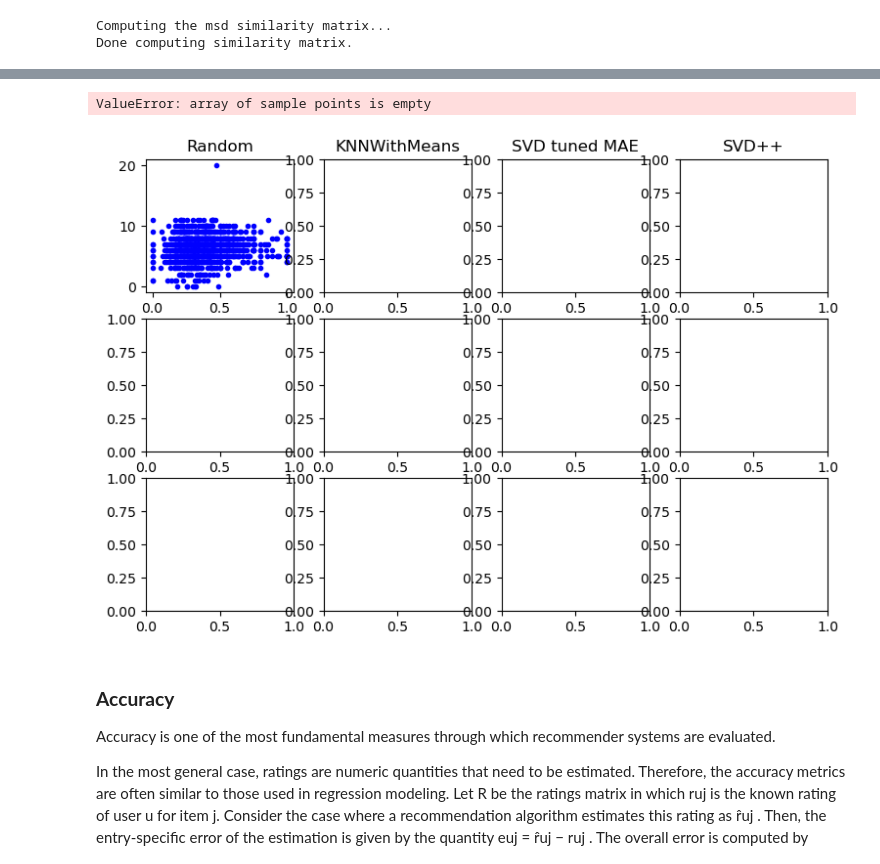
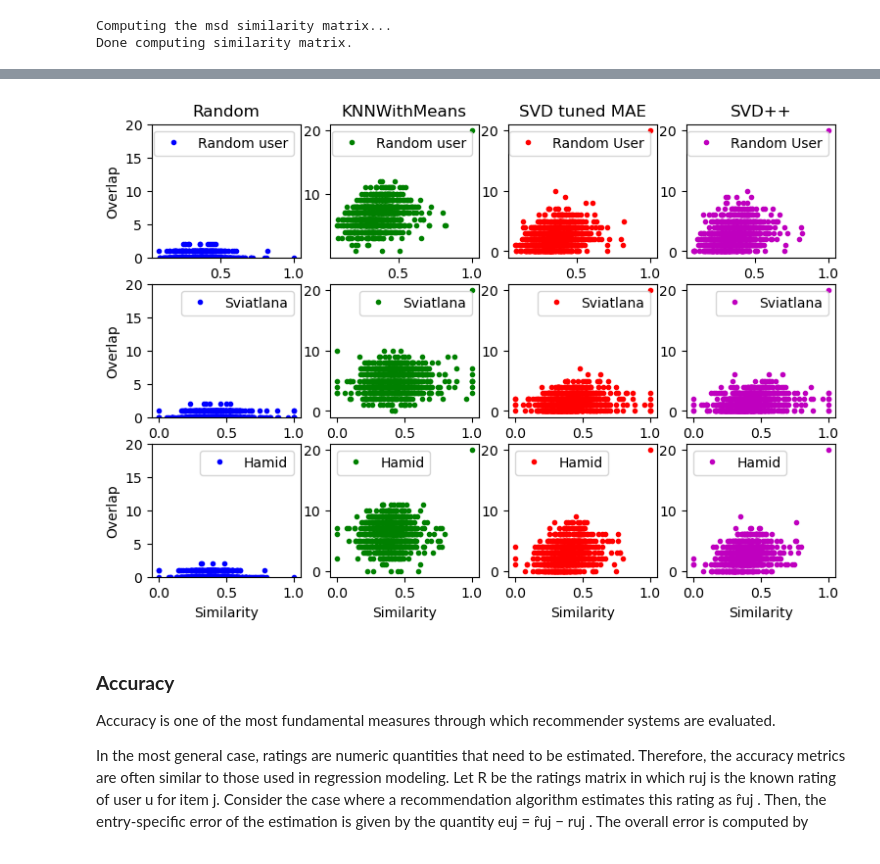
Before and after one commit to HamidSadEsf/movie_recommendation_ProjectCDS, a Jupyter notebook: collaborative_filtering_recommender.ipynb, the cells around one changed output, grey strips where cells are left out. Saved outputs shown, nothing was run; the diff lists cells and outputs as text; code cells hidden in the pictures.

Commit message:
add more graphs to the app.py + corrected some errors in graphs

```diff
--- a/collaborative_filtering_recommender.ipynb
+++ b/collaborative_filtering_recommender.ipynb
@@ -1085,52 +1095,57 @@ ax10=fig.add_subplot(3,4,10)
 ax11=fig.add_subplot(3,4,11)
 ax12=fig.add_subplot(3,4,12)
 
+ax1.set_ylim(0,20)
+
 ax1.set_title("Random")
 ax2.set_title("KNNWithMeans")
 ax3.set_title("SVD tuned MAE")
 ax4.set_title("SVD++")
 
-ax1.plot(result_random_rand_1.similarity, result_knn_basic_rand_1.overlap, "b.", label="Random user")
+ax1.plot(result_random_rand_1.similarity, result_random_rand_1.overlap, "b.", label="Random user")
 ax2.plot(result_knn_with_means_rand_1.similarity, result_knn_with_means_rand_1.overlap, "g.",  label="Random user")
 ax3.plot(result_svd_rand_1.similarity, result_svd_rand_1.overlap, "r.", label="Random User")
 ax4.plot(result_svdpp_rand_1.similarity, result_svdpp_rand_1.overlap, "m.", label="Random User")
 
-ax5.plot(result_random_sv.similarity, result_knn_basic_sv.overlap, "b.",label="Sviatlana")
+ax5.plot(result_random_sv.similarity,result_random_sv.overlap, "b.",label="Sviatlana")
 ax6.plot(result_knn_with_means_sv.similarity, result_knn_with_means_sv.overlap, "g.", label="Sviatlana")
 ax7.plot(result_svd_sv.similarity, result_svd_sv.overlap, "r.", label="Sviatlana")
 ax8.plot(result_svdpp_sv.similarity, result_svdpp_sv.overlap, "m.", label="Sviatlana")
 
-ax9.plot(result_random_hm.similarity, result_knn_basic_hm.overlap, "b.",label="Hamid")
+ax9.plot(result_random_hm.similarity, result_random_hm.overlap, "b.",label="Hamid")
 ax10.plot(result_knn_with_means_hm.similarity, result_knn_with_means_hm.overlap, "g.", label="Hamid")
 ax11.plot(result_svd_hm.similarity, result_svd_hm.overlap, "r.", label="Hamid")
 ax12.plot(result_svdpp_hm.similarity, result_svdpp_hm.overlap, "m.", label="Hamid")
 
 
 ax1.set_ylabel('Overlap')
 ax5.set_ylabel('Overlap')
 ax9.set_ylabel('Overlap')
 ax9.set_xlabel('Similarity')
 ax10.set_xlabel('Similarity')
 ax11.set_xlabel('Similarity')
 ax12.set_xlabel('Similarity')
+
+ax1.set_ylim(0,20)
+ax5.set_ylim(0,20)
+ax9.set_ylim(0,20)
 
 ax1.legend()
 ax2.legend()
 ax3.legend()
 ax4.legend()
 ax5.legend()
 ax6.legend()
 ax7.legend()
 ax8.legend()
 ax9.legend()
 ax10.legend()
 ax11.legend()
 ax12.legend()
 
 fig.savefig('cf_personalization.png',bbox_inches='tight', pad_inches=0.1)
 # %% [output]
-ValueError: array of sample points is empty
-[figure, old version]
+[figure, new version]
 # %% [markdown]
 ### **Accuracy**
 
```
Also changed, not shown: parts of 10 cells of this notebook, 3 other files.
